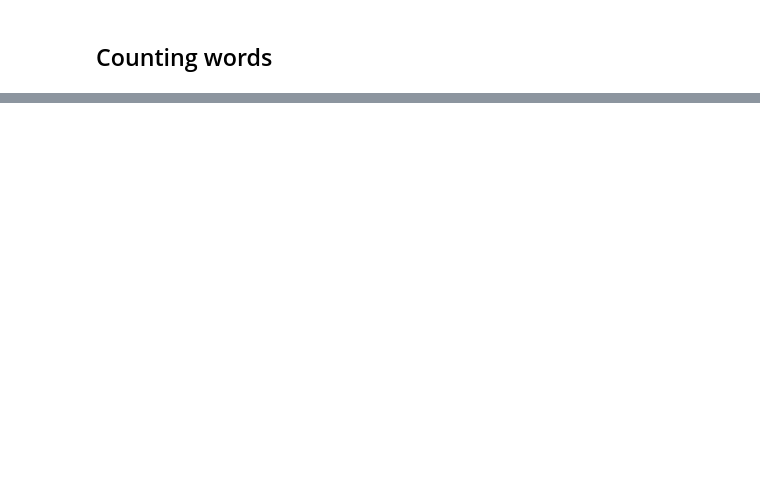
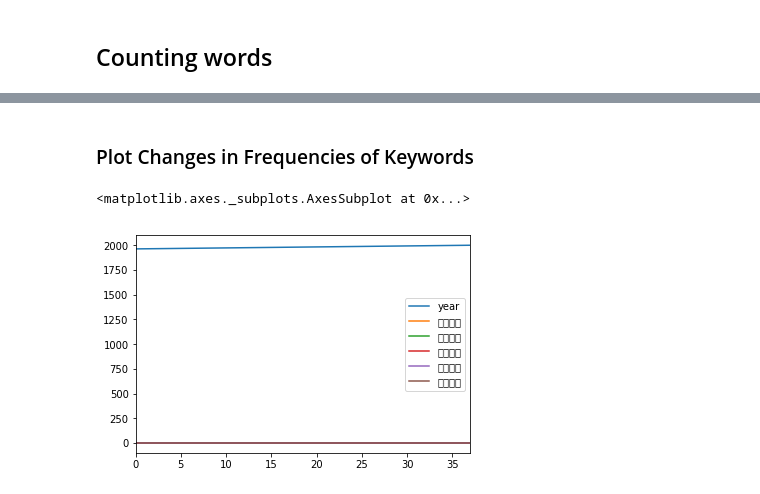
Before and after one commit to WMhYang/EconContent, a Jupyter notebook: codes/counting.ipynb, the cells around one changed output, grey strips where cells are left out. Drawn from its saved outputs; the diff is of its cells as text; code cells hidden in the pictures; blank space fills up the shorter version.

```diff
--- a/codes/counting.ipynb
+++ b/codes/counting.ipynb
@@ -175,5 +128,0 @@ top_words_df.reindex(sorted(top_words_df.columns), axis=1)
-# %%
-dict_top_n_words = {}
-for idx, year in enumerate(counters["year"]):
-    dict_top_n_words[year] = counters["top_n_words"][idx]
-dict_top_n_words
@@ -198,5 +128,0 @@ dict_top_n_words
-# %%
-dict_top_n_words = {}
-for idx, year in enumerate((counters["year"])):
-    dict_top_n_words[year] = counters["top_n_words"][idx][0][:10]
-counted_words
@@ -224,0 +149,26 @@ counted_words.reindex(sorted(counted_words.columns), axis=1)
+# %% [markdown]
+### Plot Changes in Frequencies of Keywords
+# %%
+# Function that calculates frequencies during 1965-2002 of a given word
+def cal_freq(kwd, counts=counters):
+    freqs = []
+    for k, v in counts.items():
+        tol = sum([pair[1] for pair in counts[k]])
+        words = [pair[0] for pair in counts[k]]
+        cnt = [pair[1] for pair in counts[k]]
+        if kwd in words:
+            idx = words.index(kwd)
+            freqs.append(cnt[idx] / tol)
+        else:
+            freqs.append(0)
+    return freqs
+# %%
+# Plot the frequencies
+kwds = ["计划经济", "市场经济", "商品经济", "出口贸易", "沿海经济"]
+F = {"year": range(1965, 2003)}
+for kwd in kwds:
+    F[kwd] = cal_freq(kwd)
+pd.DataFrame(F)
+# %% [output]
+<matplotlib.axes._subplots.AxesSubplot at 0x...>
+[figure, added]
```
Also changed, not shown: parts of 11 cells of this notebook.
